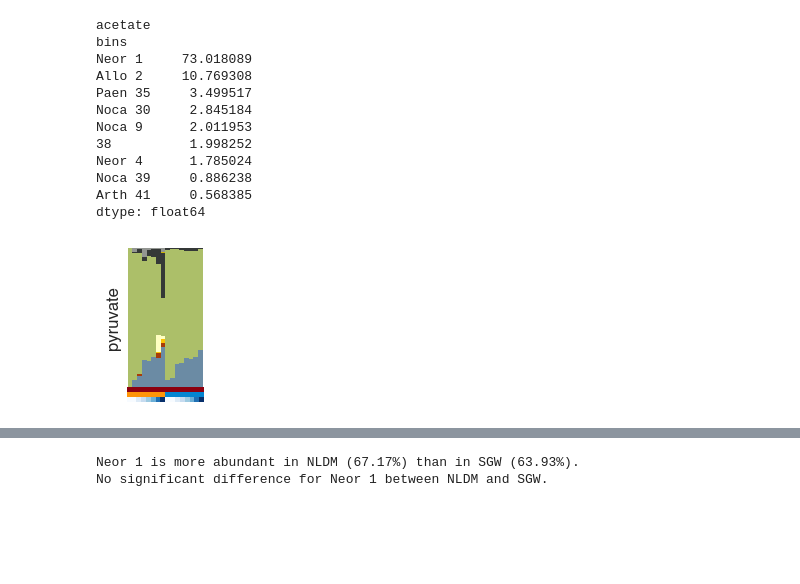
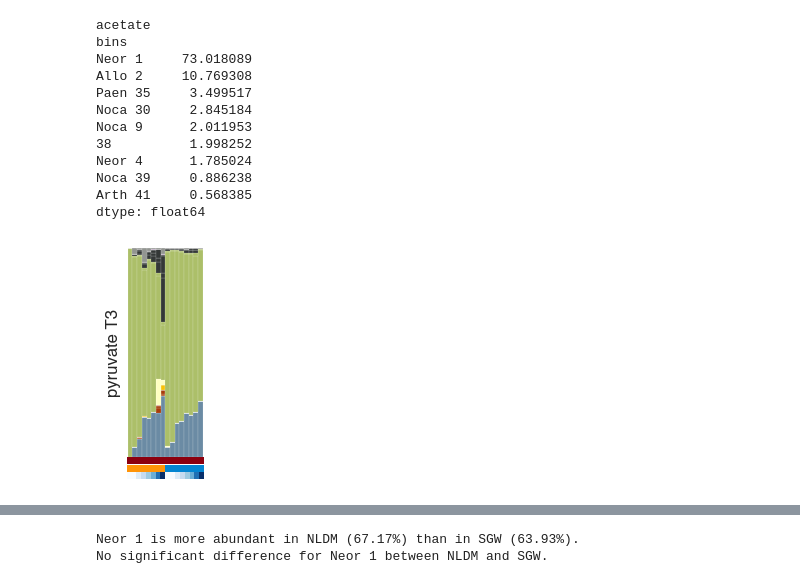
Before and after one commit to baliga-lab/sediment-encoms, a Jupyter notebook: M6_EnCom_community_composition.ipynb, the cells around one changed output, grey strips where cells are left out. Drawn from its saved outputs; the diff is of its cells as text; code cells hidden in the pictures; blank space fills up the shorter version.

```diff
--- a/M6_EnCom_community_composition.ipynb
+++ b/M6_EnCom_community_composition.ipynb
@@ -680,55 +1107,61 @@ Arth 41     0.568385
 dtype: float64
 # %%
 #For the correlation networks, the nodes are scaled by their relative abundance under the cross section of conditions selected.
-#This function makes small plots for Figure 2A. which help illustrate which genera are abundant for each C source.
-def plot_late_C_subset(c_source=None):
+#This function makes small plots for Figure 1. which help illustrate which genera are abundant for each C source.
+def plot_late_C_subset(c_source=None,T='T1',save=False,label=True):
 
     if c_source == None: #Make sure function is called correctly with the available options
         raise ValueError(f'Please specify c_source from {list(c_palette.keys())}')
 
-    #NLDM and SGW are from different timepoints, so need to split the dataframe appropriately to use the correct one
-    #Only using T2 and T3 since this the best estimation of how the communities are changing over time and these were used for the network analysis
-    if c_source == 'NLDM':
-        c_df = sample_info_df[sample_info_df['Timepoint']=='T2'].loc[sample_info_df['C source']==c_source]
-    elif c_source != 'NLDM':
-        c_df = sample_info_df[sample_info_df['Timepoint']=='T3'].loc[sample_info_df['C source']==c_source]
+    #Get the samples just for this C and T
+    c_df = sample_info_df[sample_info_df['Timepoint']==T].loc[sample_info_df['C source']==c_source]
     c_samples = c_df['samples']
 
+    #There are 3X as many NLDM samples, so scale appropriately
+    if c_source != 'NLDM':
+        fs = (1,3)
+    elif c_source == 'NLDM':
+        fs = (3,3)
+
     #This is like a miniature unlabelled version of the big relative abundance plot
-    fig,ax = plt.subplots(ncols=1,nrows=4,figsize=(1,2),height_ratios=[4.55,.15,.15,.15])
-    bin_abunds_df_rel_genera[c_samples].T.plot(kind='bar',stacked=True,width=1,color=genus_pal,linewidth=0,ax=ax[0],legend=False)
+    fig,ax = plt.subplots(ncols=1,nrows=4,figsize=fs,height_ratios=[4.55,.15,.15,.15])
+    bin_abunds_df_rel_genera[c_samples].T.plot(kind='bar',stacked=True,width=1,color=genus_pal,linewidth=0.1,ax=ax[0],legend=False)
     ax[0].set_xticks([])
     ax[0].set_xticks([])
     ax[0].set_yticks([])
     ax[0].spines['top'].set_visible(False)
     ax[0].spines['left'].set_visible(False)
     ax[0].spines['bottom'].set_visible(False)
     ax[0].spines['right'].set_visible(False)
-    ax[0].set_ylabel(f'{c_source}',fontsize=12)
+    if label == True:
+        ax[0].set_ylabel(f'{c_source} {T}',fontsize=12)
+    elif label == False:
+        ax[0].set_ylabel('')
 
     #Here, just make the facecolor the desired color for the carbon source since this is a single value for thes plots
     #sns.heatmap(pd.DataFrame(c_df['C_ID']).T,cmap=c_colors[::-1],ax=ax[1],yticklabels=False,cbar=False)
     ax[1].set_xticks([])
     ax[1].set_yticks([])
     ax[1].spines['top'].set_visible(False)
     ax[1].spines['left'].set_visible(False)
     ax[1].spines['bottom'].set_visible(False)
     ax[1].spines['right'].set_visible(False)
     ax[1].set_facecolor(c_palette[c_source])
 
     #Plot the pH and manually set the palette to match
     sns.heatmap(pd.DataFrame(c_df['pH']).T,cmap=['xkcd:tangerine','xkcd:moss','xkcd:cerulean'],ax=ax[2],yticklabels=False,cbar=False)
     ax[2].set_xticks([])
 
     #Plot the pH and manually set the palette to match ('Blues' is really close to the manual palette. I just needed a consistent categorical for some plots, but this works at this scale.)
     sns.heatmap(pd.DataFrame(c_df['[NO3]']).T,cmap='Blues',ax=ax[3],yticklabels=False,cbar=False)
     ax[3].set_xticks([])
 
     plt.subplots_adjust(hspace=0.01)
-    #plt.savefig(f'../figs/corr_net_matrix/rel_abund_{c_source}_tiny.pdf',dpi=300,bbox_inches='tight')
+    if save == True:
+        plt.savefig(f'../figs/abunds/rel_abund_{c_source}_{T}_tiny.pdf',dpi=300,bbox_inches='tight')
     plt.show()
 
 #Example
-plot_late_C_subset(c_source='pyruvate')
+plot_late_C_subset(c_source='pyruvate',T='T3')
 # %% [output]
-[figure, old version]
+[figure, new version]
```
Also changed, not shown: parts of 67 cells of this notebook, 3 other files.
